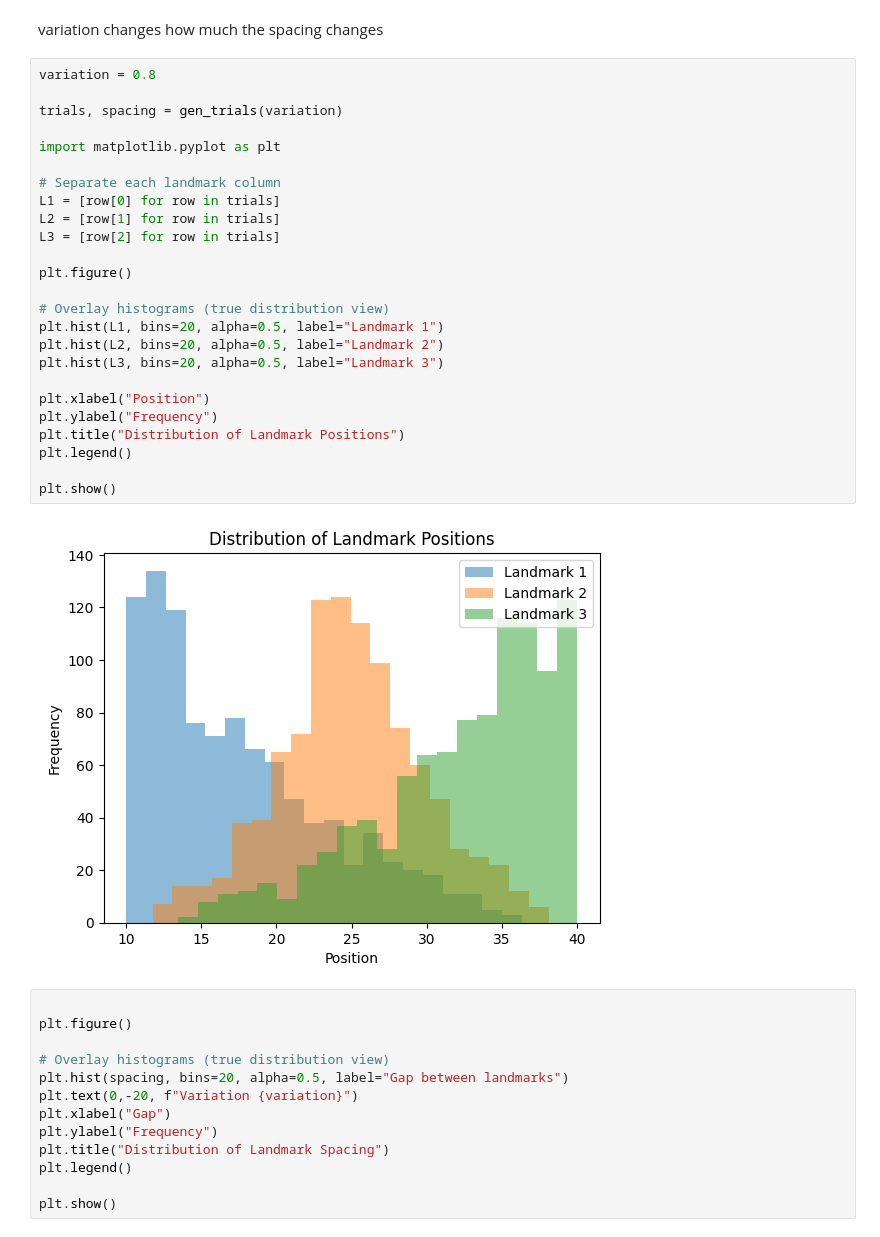
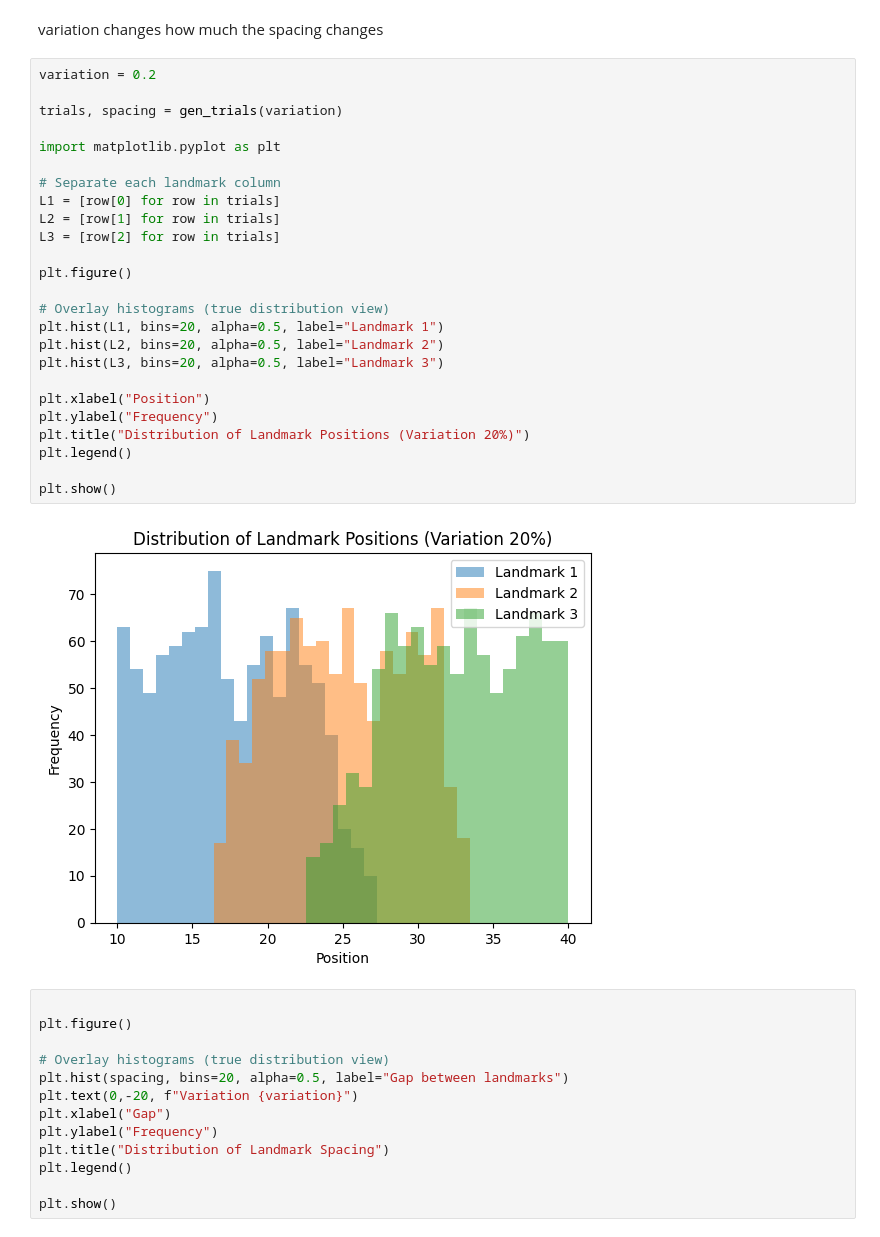
Before and after one commit to katiepambakianbris/BeeCommunication, a Jupyter notebook: analysis/landmark-generation.ipynb, the cells around one changed output. Saved outputs shown, nothing was run; the diff lists cells and outputs as text.

```diff
--- a/analysis/landmark-generation.ipynb
+++ b/analysis/landmark-generation.ipynb
@@ -34,32 +34,32 @@ def gen_trials(var):
 # %% [markdown]
 variation changes how much the spacing changes
 # %%
-variation = 0.8
+variation = 0.2
 
 trials, spacing = gen_trials(variation)
 
 import matplotlib.pyplot as plt
 
 # Separate each landmark column
 L1 = [row[0] for row in trials]
 L2 = [row[1] for row in trials]
 L3 = [row[2] for row in trials]
 
 plt.figure()
 
 # Overlay histograms (true distribution view)
 plt.hist(L1, bins=20, alpha=0.5, label="Landmark 1")
 plt.hist(L2, bins=20, alpha=0.5, label="Landmark 2")
 plt.hist(L3, bins=20, alpha=0.5, label="Landmark 3")
 
 plt.xlabel("Position")
 plt.ylabel("Frequency")
-plt.title("Distribution of Landmark Positions")
+plt.title("Distribution of Landmark Positions (Variation 20%)")
 plt.legend()
 
 plt.show()
 # %% [output]
-[figure, old version]
+[figure, new version]
 # %%
 
 plt.figure()
```
Also changed, not shown: 3 other files.
